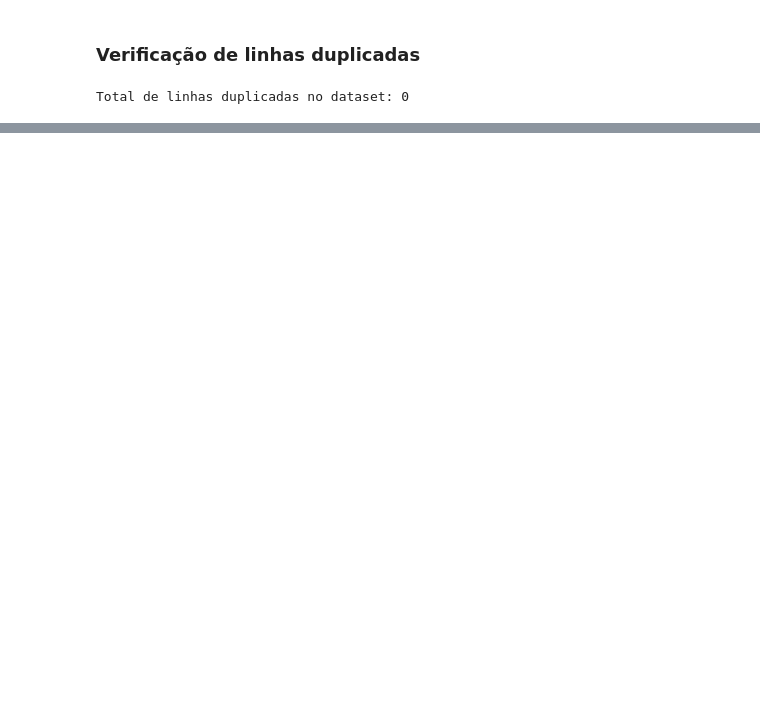
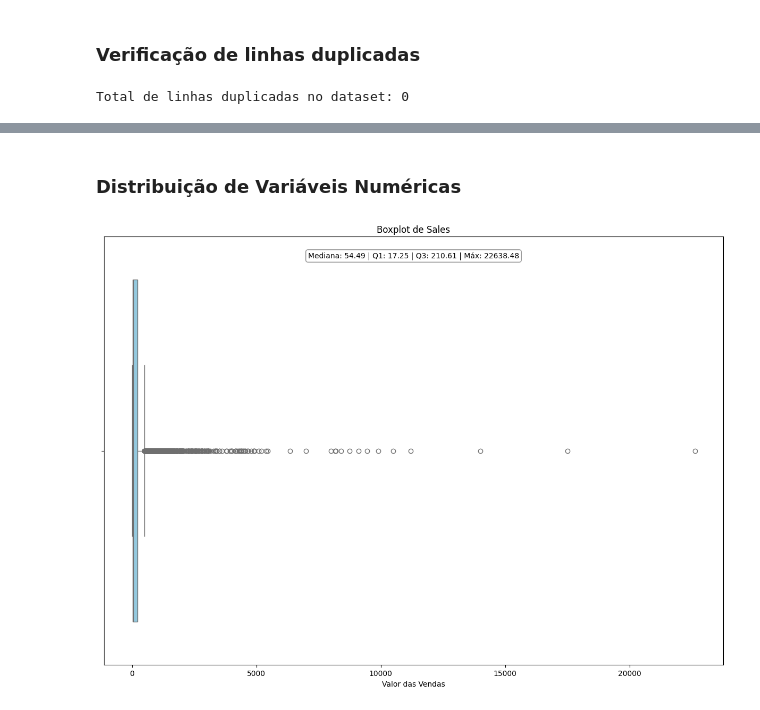
Before and after one commit to Douglas-Lucarelli/superstore_sales_analysis, a Jupyter notebook: eda_superstore_sales.ipynb, the cells around one changed output, grey strips where cells are left out. Cells and saved outputs as stored; diff of their text form; code cells hidden in the pictures; blank space fills up the shorter version.

```diff
--- a/eda_superstore_sales.ipynb
+++ b/eda_superstore_sales.ipynb
@@ -106,0 +269,19 @@ Total de linhas duplicadas no dataset: 0
+# %% [markdown]
+### Distribuição de Variáveis Numéricas
+# %%
+# Criar boxplot
+plt.figure(figsize=(12, 9))
+sns.boxplot(x=df['Sales'], color='skyblue')
+plt.title('Boxplot de Sales')
+plt.xlabel('Valor das Vendas')
+
+# Anotação com estatísticas principais
+stats = df['Sales'].describe()
+info = f"Mediana: {stats['50%']:.2f} | Q1: {stats['25%']:.2f} | Q3: {stats['75%']:.2f} | Máx: {stats['max']:.2f}"
+plt.annotate(info, xy=(0.5, 0.95), xycoords='axes fraction', ha='center',
+             bbox=dict(boxstyle="round", fc="white", ec="gray", alpha=0.9))
+
+plt.tight_layout()
+plt.show()
+# %% [output]
+[figure, added]
```
Also changed, not shown: parts of 21 cells of this notebook.
